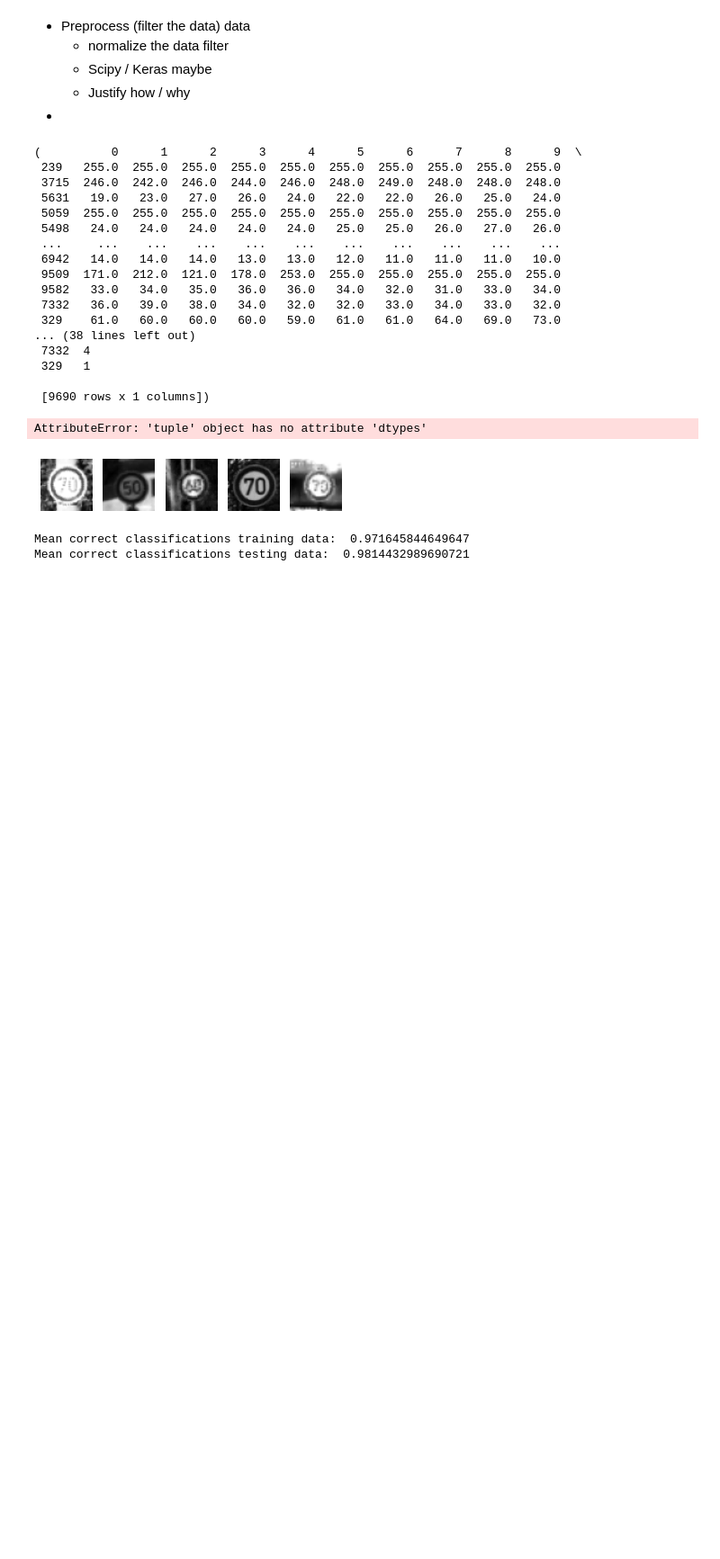
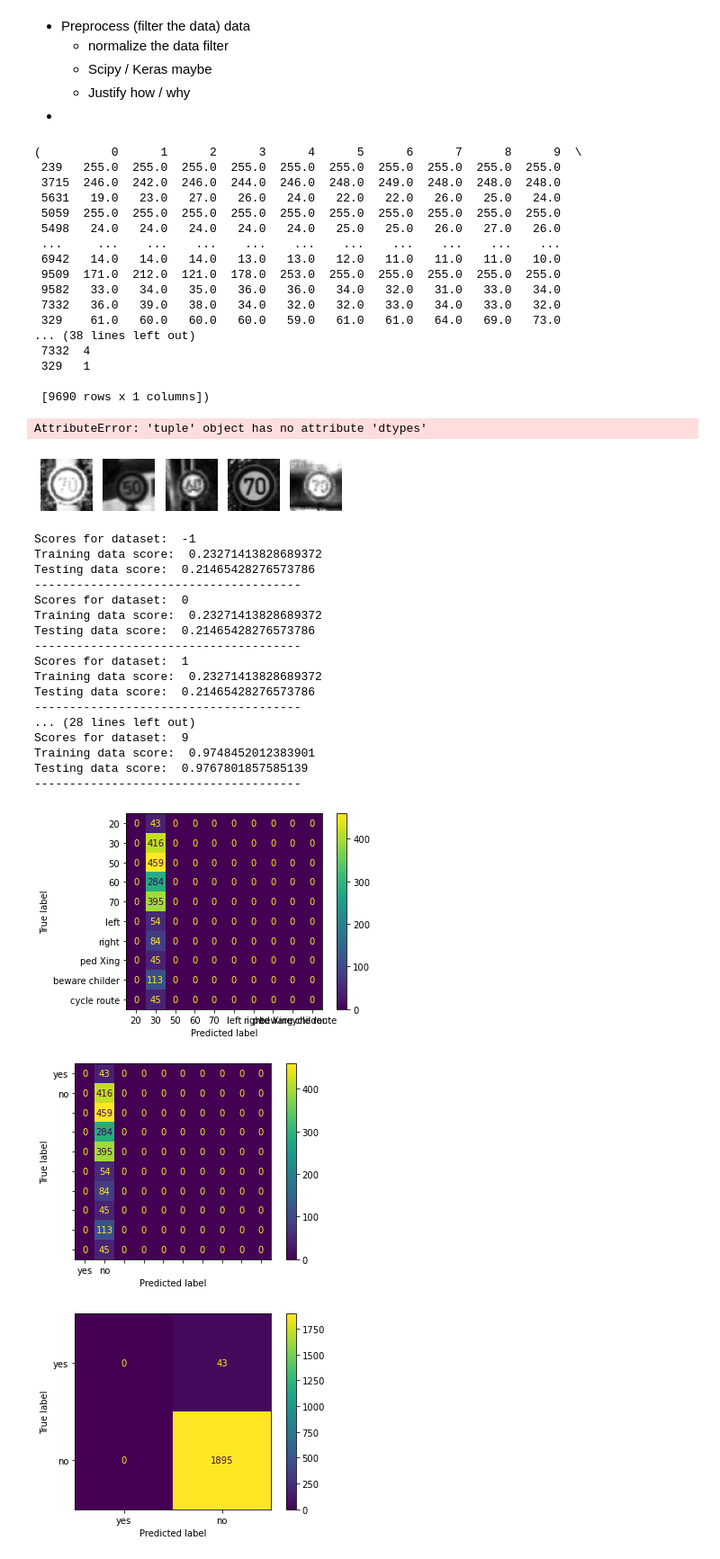
Before and after one commit to friedforfun/Data-Mining-Machine-Learning-CW, a Jupyter notebook: Tasks/Task 3 - Naive Bayse classification performance.ipynb, the cells around one changed output. Shown at 90% size. Saved outputs shown, nothing was run; the diff lists cells and outputs as text; code cells hidden in the pictures; blank space fills up the shorter version.

Commit message:
Printed Matrix

```diff
--- a/Tasks/Task 3 - Naive Bayse classification performance.ipynb
+++ b/Tasks/Task 3 - Naive Bayse classification performance.ipynb
@@ -60,9 +60,29 @@ for i in range(num_images):
 # %%
 import NaiveBayseBernoulli
 %load_ext autoreload
 %autoreload 2
 
-classifiers, scores = NaiveBayseBernoulli.build_nbc_models()
+classifiers, scores, train_test_data = NaiveBayseBernoulli.build_nbc_models()
+confusionMatrixArr = NaiveBayseBernoulli.build_confusion_matrix(classifiers, train_test_data)
+NaiveBayseBernoulli.show_confusion_matrix(confusionMatrixArr)
 # %% [output]
-Mean correct classifications training data:  0.971645844649647
-Mean correct classifications testing data:  0.9814432989690721
+Scores for dataset:  -1
+Training data score:  0.23271413828689372
+Testing data score:  0.21465428276573786
+--------------------------------------
+Scores for dataset:  0
+Training data score:  0.23271413828689372
+Testing data score:  0.21465428276573786
+--------------------------------------
+Scores for dataset:  1
+Training data score:  0.23271413828689372
+Testing data score:  0.21465428276573786
+--------------------------------------
+... (28 lines left out)
+Scores for dataset:  9
+Training data score:  0.9748452012383901
+Testing data score:  0.9767801857585139
+--------------------------------------
+[figure, added]
+[figure, added]
+[figure, added]
```
Also changed, not shown: parts of 3 cells of this notebook, 1 other file.
